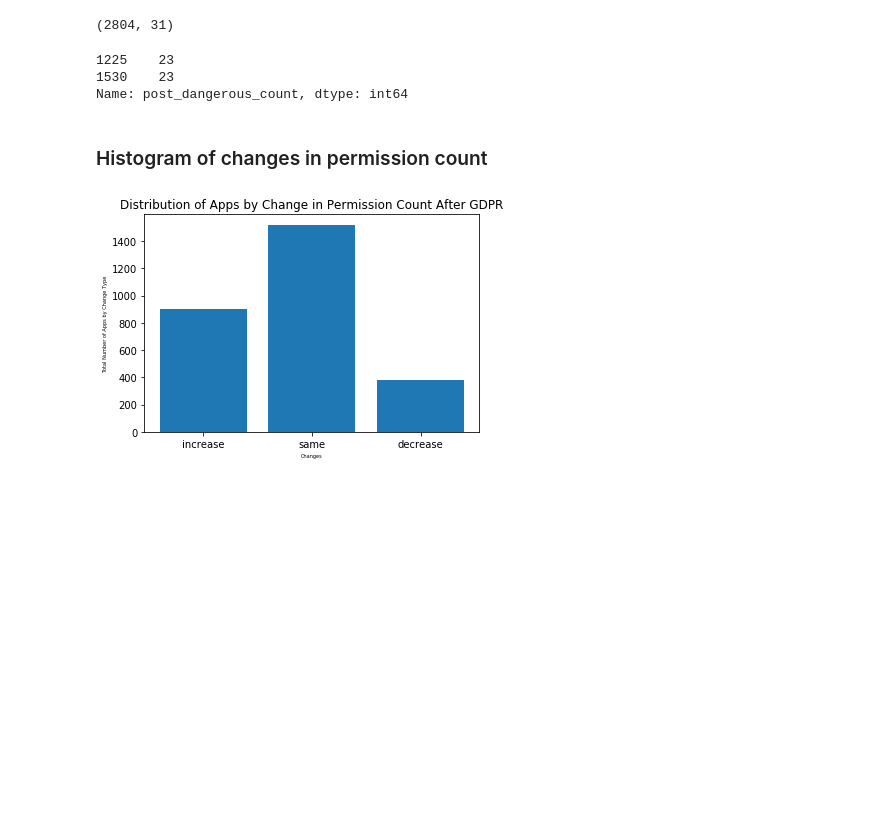
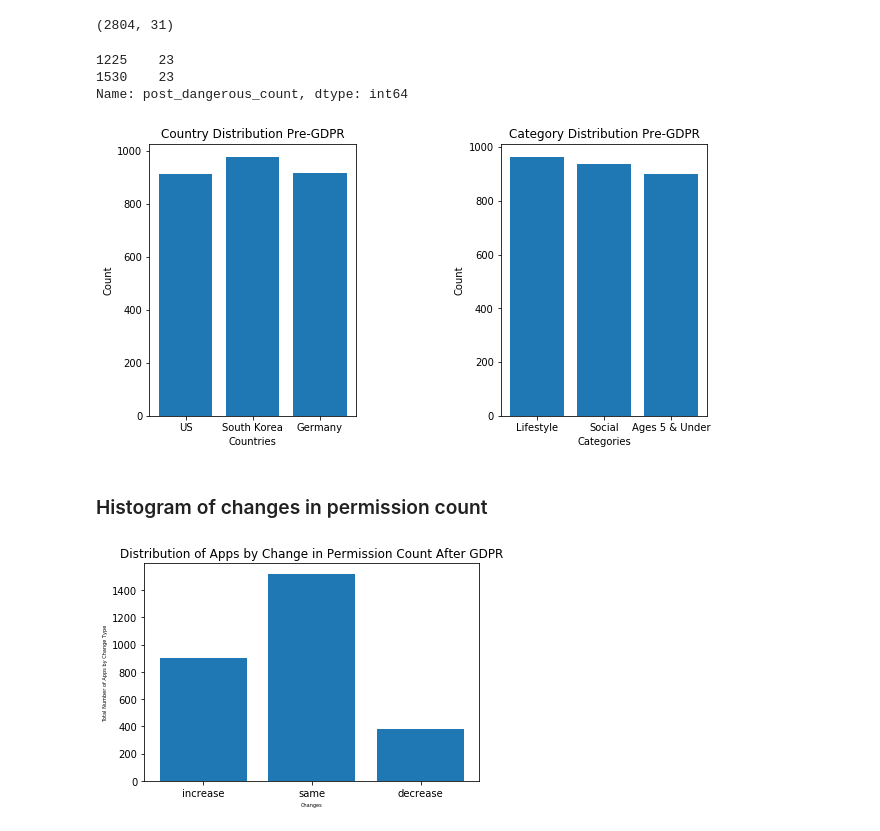
Before and after one commit to JBPelzner/w207_Final, a Jupyter notebook: gdpr_julian_12.2.ipynb, the cells around one changed output. Drawn from its saved outputs; the diff is of its cells as text; code cells hidden in the pictures; blank space fills up the shorter version.

```diff
--- a/gdpr_julian_12.2.ipynb
+++ b/gdpr_julian_12.2.ipynb
@@ -672,6 +672,30 @@ gdpr_merge[gdpr_merge['permission_count_post'] == 436]['post_dangerous_count']
 1225    23
 1530    23
 Name: post_dangerous_count, dtype: int64
+# %%
+countries = ["US", "South Korea", "Germany"]
+categories = ["Lifestyle", "Social", "Ages 5 & Under"]
+
+fig, axs = plt.subplots(1,2, figsize = (10,5))
+axs = axs.flatten()
+
+axs[0].bar(np.arange(len(countries)), country_count)
+axs[0].set_xlabel('Countries')
+axs[0].set_ylabel('Count')
+axs[0].set_title('Country Distribution Pre-GDPR')
+plt.sca(axs[0])
+plt.xticks(range(len(countries)), countries)
+
+axs[1].bar(np.arange(len(categories)), pre_cat_count)
+axs[1].set_xlabel('Categories')
+axs[1].set_ylabel('Count')
+axs[1].set_title('Category Distribution Pre-GDPR')
+plt.sca(axs[1])
+plt.xticks(range(len(categories)), categories)
+
+plt.subplots_adjust(wspace = 0.7, hspace = 0.7)
+# %% [output]
+[figure, added]
 # %% [markdown]
 ### Histogram of changes in permission count
 # %%
```
